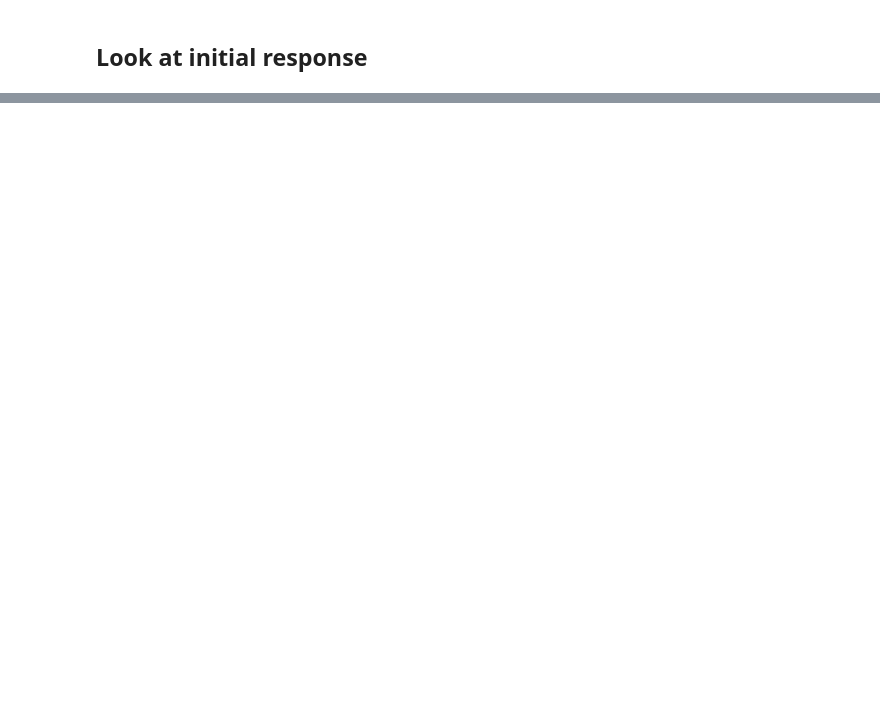
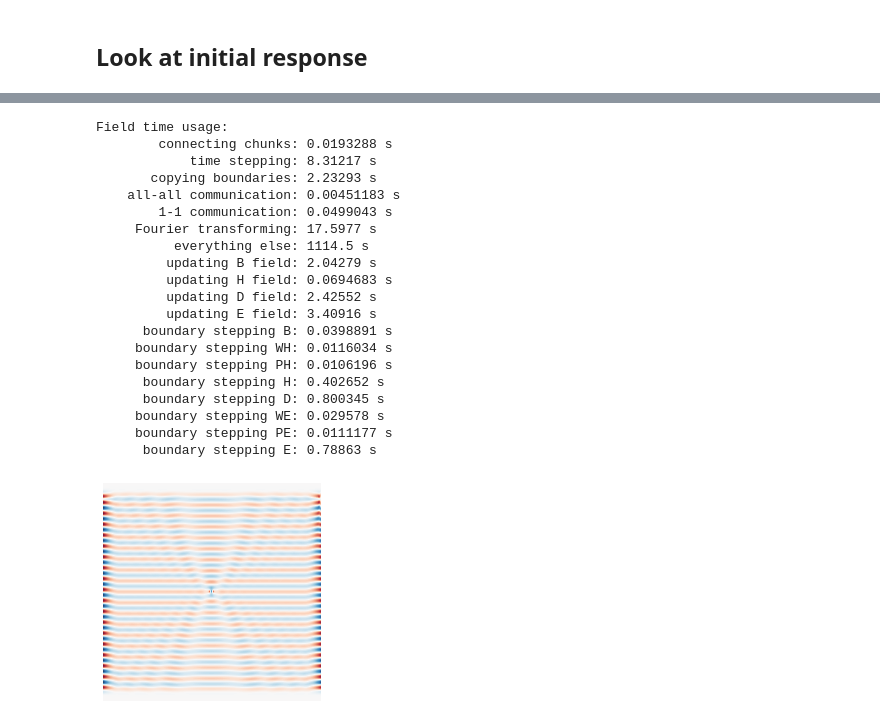
Before and after one commit to Andersen98/ge_2014, a Jupyter notebook: scripts/run_simulation.ipynb, the cells around one changed output, grey strips where cells are left out. Saved outputs shown, nothing was run; the diff lists cells and outputs as text; code cells hidden in the pictures; blank space fills up the shorter version.

```diff
--- a/scripts/run_simulation.ipynb
+++ b/scripts/run_simulation.ipynb
@@ -107,0 +126,7 @@ Generating GIF...
+# %%
+sim_homo = rod_2D_simulation_homo(resolution=resolution,
+                        padding=padding,
+                        pml_thickness=pml_thickness,
+                        background_index=nb,
+                        source_width=source_width)
+sim_homo.init_sim()
@@ -107,0 +142,2 @@ Generating GIF...
+# %%
+sim_homo.run(mp.at_every(.1, mp.to_appended('ey_data', mp.output_efield_y)),until_after_sources=300)
@@ -107,0 +162,31 @@ Generating GIF...
+# %%
+ey_total = sim.get_dft_array(dft_obj,mp.Ey,50)
+ey_homo = sim_homo.get_dft_array(dft_homo_obj,mp.Ey,50)
+sim_homo.print_times()
+
+plt.figure()
+plt.imshow(np.real(ey_total-ey_homo), interpolation="spline36", cmap="RdBu", alpha=0.9)
+plt.axis("off")
+plt.show()
+# %% [output]
+Field time usage:
+        connecting chunks: 0.0193288 s
+            time stepping: 8.31217 s
+       copying boundaries: 2.23293 s
+    all-all communication: 0.00451183 s
+        1-1 communication: 0.0499043 s
+     Fourier transforming: 17.5977 s
+          everything else: 1114.5 s
+         updating B field: 2.04279 s
+         updating H field: 0.0694683 s
+         updating D field: 2.42552 s
+         updating E field: 3.40916 s
+      boundary stepping B: 0.0398891 s
+     boundary stepping WH: 0.0116034 s
+     boundary stepping PH: 0.0106196 s
+      boundary stepping H: 0.402652 s
+      boundary stepping D: 0.800345 s
+     boundary stepping WE: 0.029578 s
+     boundary stepping PE: 0.0111177 s
+      boundary stepping E: 0.78863 s
+[figure, added]
```
Also changed, not shown: parts of 21 cells of this notebook, 16 other files.
